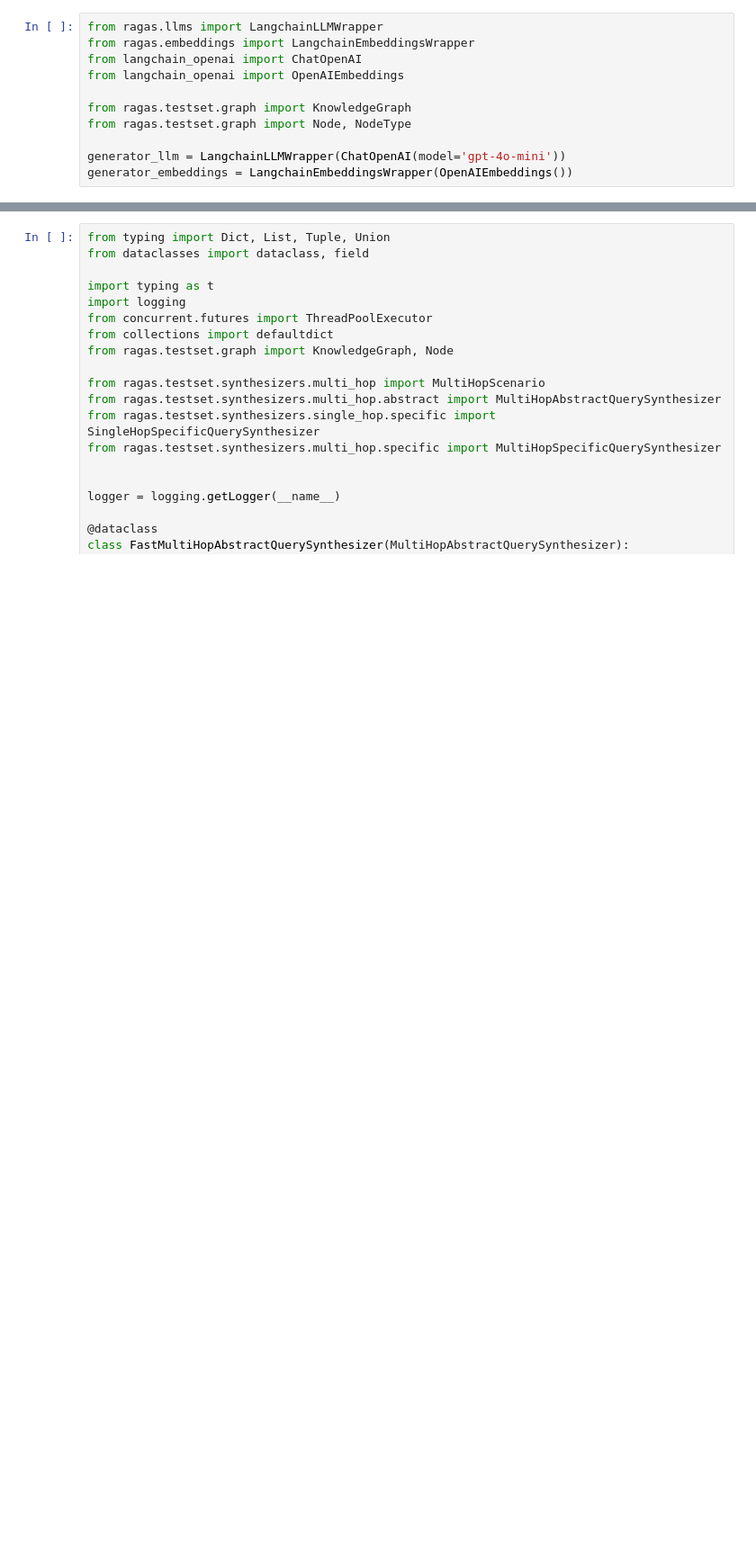
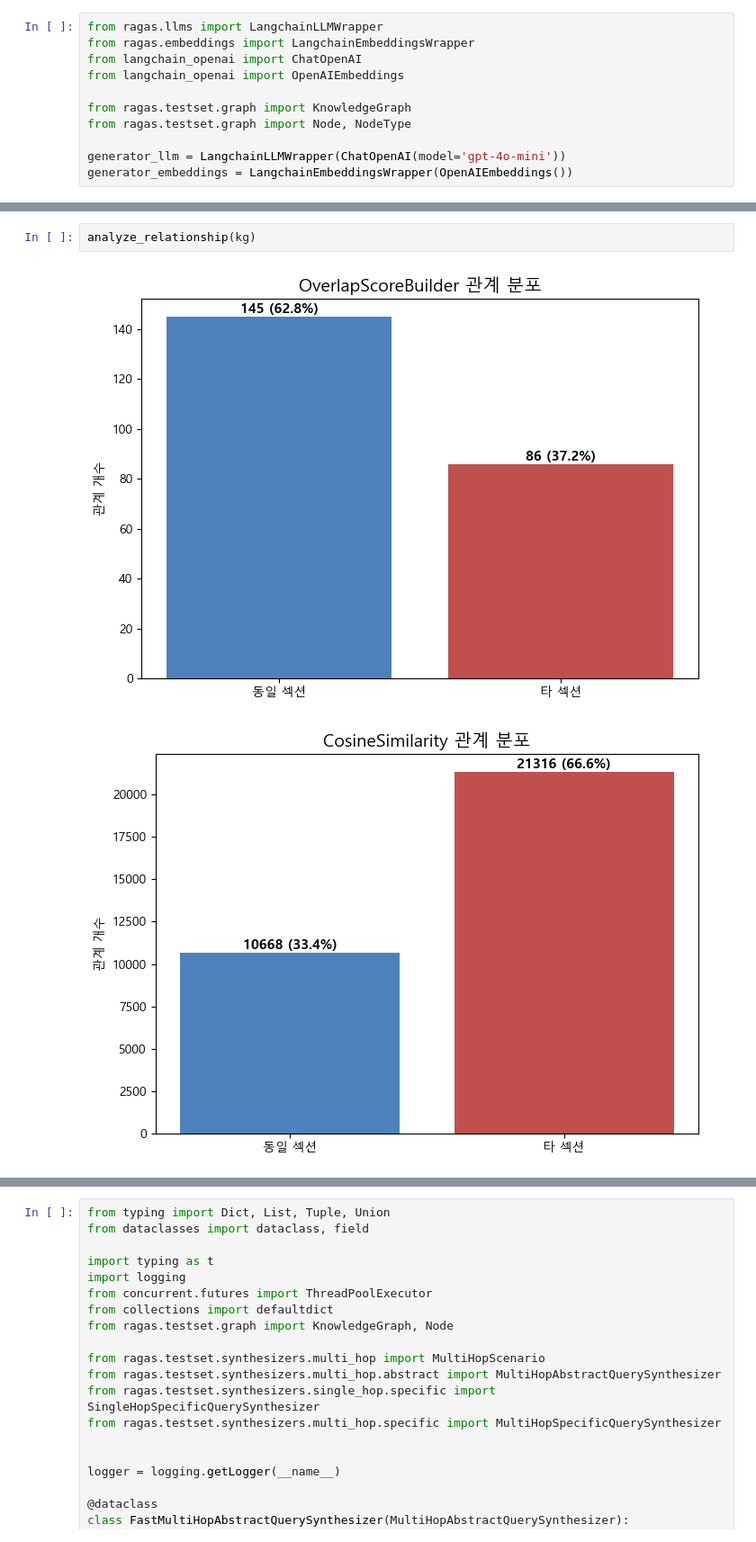
Before and after one commit to yswSlamDunk/SportAgent, a Jupyter notebook: jupyter/3001. RAGAS Basic.ipynb, the cells around one changed output, grey strips where cells are left out. Shown: that part at 90% size. Drawn from its saved outputs; the diff is of its cells as text; blank space fills up the shorter version.

```diff
--- a/jupyter/3001. RAGAS Basic.ipynb
+++ b/jupyter/3001. RAGAS Basic.ipynb
@@ -192,0 +349,5 @@ class FastMultiHopAbstractQuerySynthesizer(MultiHopAbstractQuerySynthesizer):
+# %%
+analyze_relationship(kg)
+# %% [output]
+[figure, added]
+[figure, added]
```
Also changed, not shown: parts of 45 cells of this notebook, 2 other files.
